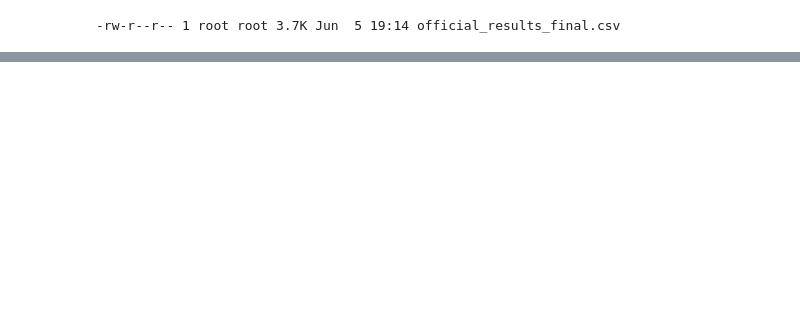
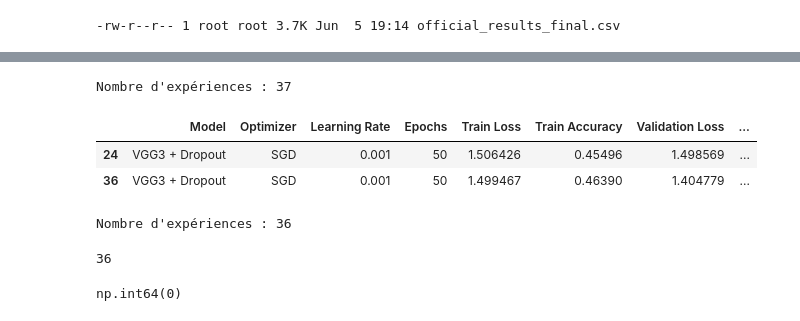
Before and after one commit to RaymCharles/Projet-CNN, a Jupyter notebook: Projet_ML.ipynb, the cells around one changed output, grey strips where cells are left out. Saved outputs shown, nothing was run; the diff lists cells and outputs as text; code cells hidden in the pictures; blank space fills up the shorter version.

```diff
--- a/Projet_ML.ipynb
+++ b/Projet_ML.ipynb
@@ -1225,0 +1443,34 @@ files.download("official_results_final.csv")
+# %%
+# Nombre total d'expériences réalisées
+
+print("Nombre d'expériences :", len(official_results_df))
+# %% [output]
+Nombre d'expériences : 37
+# %%
+# Recherche des doublons
+
+duplicates = official_results_df[
+    official_results_df.duplicated(
+        subset=["Model", "Optimizer", "Learning Rate"],
+        keep=False
+    )
+]
+
+duplicates.sort_values(
+    by=["Model", "Optimizer", "Learning Rate"]
+)
+# %% [output]
+|  | Model | Optimizer | Learning Rate | Epochs | Train Loss | Train Accuracy | Validation Loss | ... |
+| 24 | VGG3 + Dropout | SGD | 0.001 | 50 | 1.506426 | 0.45496 | 1.498569 | ... |
+| 36 | VGG3 + Dropout | SGD | 0.001 | 50 | 1.499467 | 0.46390 | 1.404779 | ... |
+# %%
+# Suppression de l'ancien doublon
+
+official_results_df = official_results_df.drop(index=24)
+
+# Réinitialisation des index
+official_results_df = official_results_df.reset_index(drop=True)
+
+print("Nombre d'expériences :", len(official_results_df))
+# %% [output]
+Nombre d'expériences : 36
@@ -1225,0 +1479,8 @@ files.download("official_results_final.csv")
+# %%
+print(len(official_results_df))
+official_results_df.duplicated(
+    subset=["Model", "Optimizer", "Learning Rate"]
+).sum()
+# %% [output]
+36
+np.int64(0)
```
Also changed, not shown: parts of 13 cells of this notebook.
